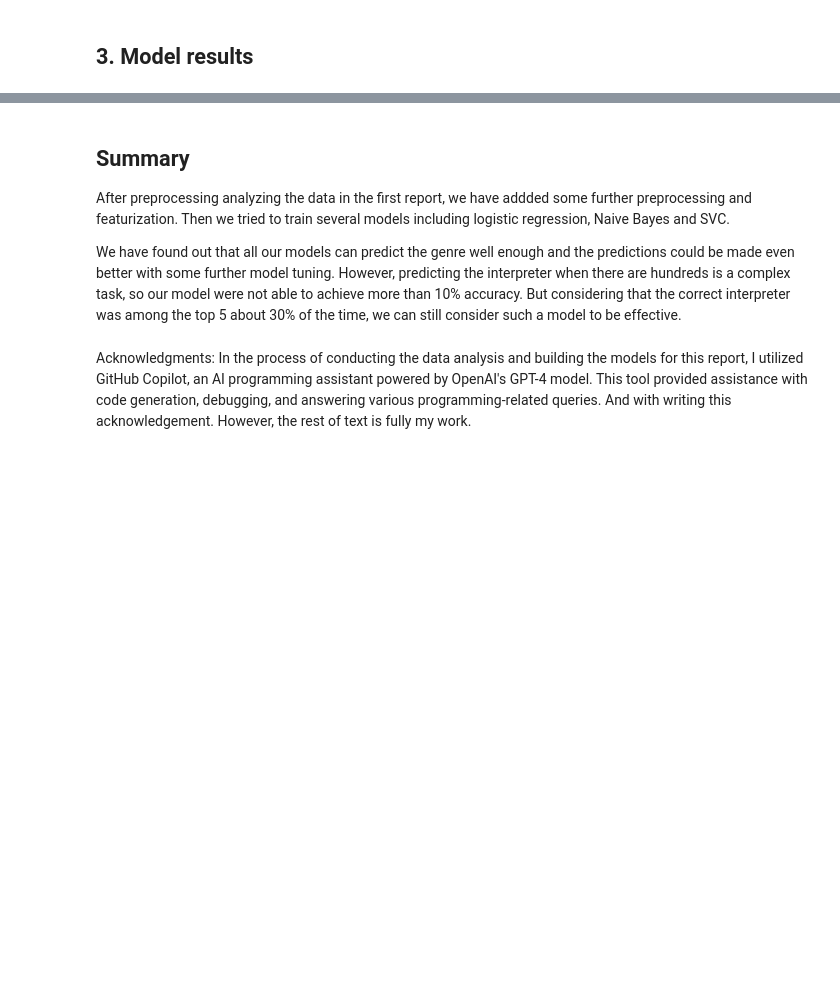
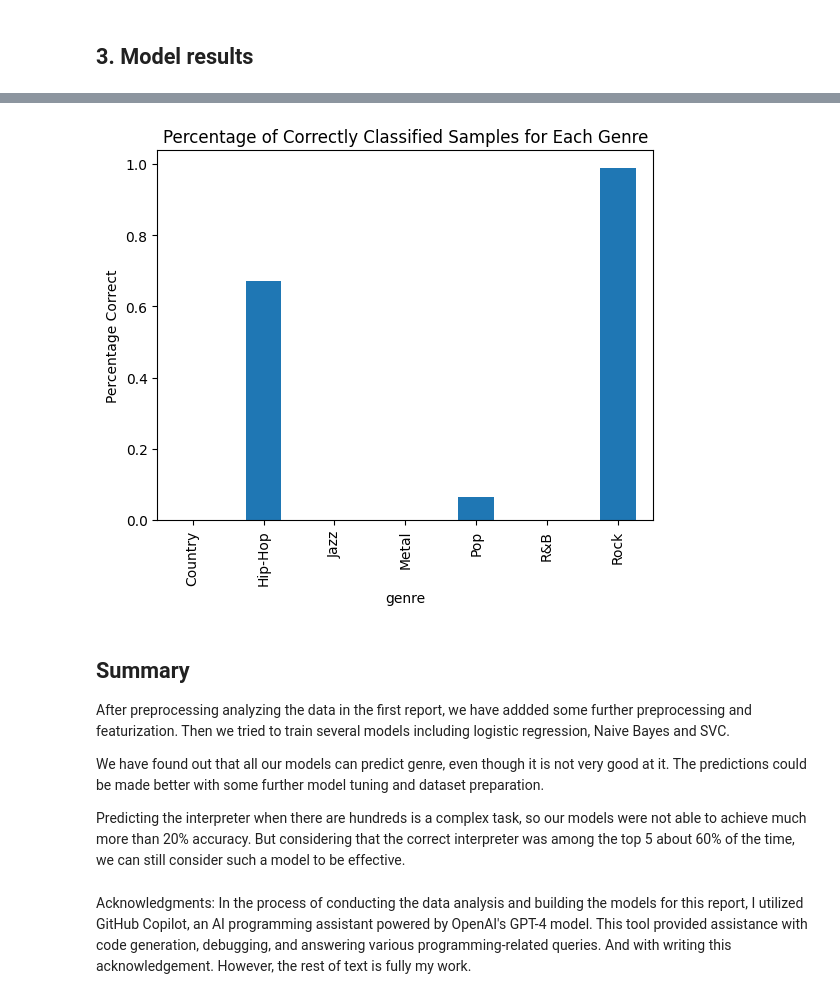
Before and after one commit to eliska-povolna/NDBI048, a Jupyter notebook: report2/report2.ipynb, the cells around one changed output, grey strips where cells are left out. Saved outputs shown, nothing was run; the diff lists cells and outputs as text; code cells hidden in the pictures; blank space fills up the shorter version.

```diff
--- a/report2/report2.ipynb
+++ b/report2/report2.ipynb
@@ -181,8 +237,26 @@ This plot is rather bad news - our model only learned to recognize certain genre
+# %%
+logged_model = 'runs:/b42ffa5f3dae495b815380ba0c2bd1fa/Genre Multinomial Naive Bayes_model'
+loaded_model = mlflow.pyfunc.load_model(logged_model)
+test_df = pd.read_csv('test_data_genre.csv')
+predictions = loaded_model.predict(test_df.drop(['genre'], axis=1))
+df_pred = pd.concat([test_df, pd.DataFrame(predictions, columns=['genre_predictions'])], axis=1)
+df_pred['IsCorrect'] = df_pred['genre_predictions'] == df_pred['genre']
+
+correct_percentages = df_pred.groupby('genre')['IsCorrect'].mean()
+
+correct_percentages.plot(kind='bar')
+plt.ylabel('Percentage Correct')
+plt.title('Percentage of Correctly Classified Samples for Each Genre')
+plt.show()
+# %% [output]
+[figure, added]
 # %% [markdown]
 ## Summary
 
 After preprocessing analyzing the data in the first report, we have addded some further preprocessing and featurization. Then we tried to train several models including logistic regression, Naive Bayes and SVC.
 
-We have found out that all our models can predict the genre well enough and the predictions could be made even better with some further model tuning. However, predicting the interpreter when there are hundreds is a complex task, so our model were not able to achieve more than 10% accuracy. But considering that the correct interpreter was among the top 5 about 30% of the time, we can still consider such a model to be effective.
+We have found out that all our models can predict genre, even though it is not very good at it. The predictions could be made better with some further model tuning and dataset preparation.
+
+Predicting the interpreter when there are hundreds is a complex task, so our models were not able to achieve much more than 20% accuracy. But considering that the correct interpreter was among the top 5 about 60% of the time, we can still consider such a model to be effective.
 # %% [markdown]
 Acknowledgments: In the process of conducting the data analysis and building the models for this report, I utilized GitHub Copilot, an AI programming assistant powered by OpenAI's GPT-4 model. This tool provided assistance with code generation, debugging, and answering various programming-related queries. And with writing this acknowledgement. However, the rest of text is fully my work.
```
Also changed, not shown: parts of 19 cells of this notebook, 1 other file.
